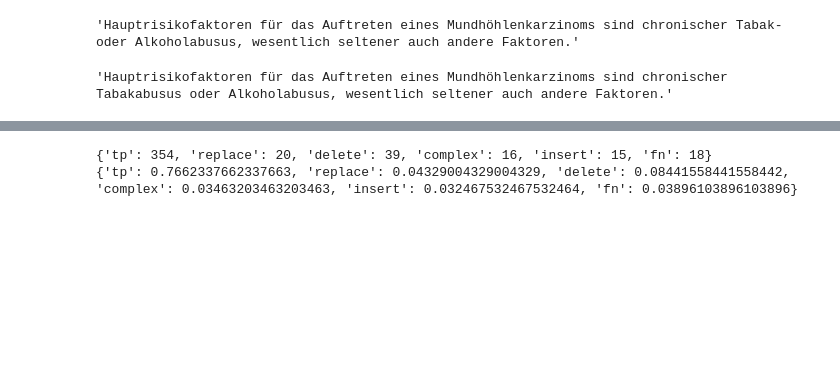
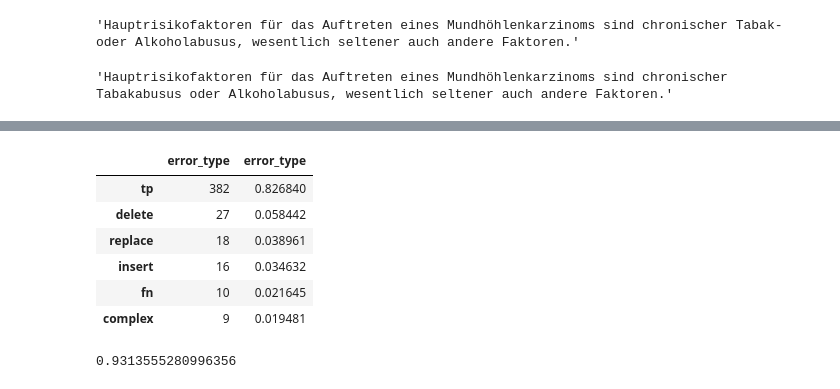
Before and after one commit to hpi-dhc/ggponc_ellipses, a Jupyter notebook: notebooks/03_Generative.ipynb, the cells around one changed output, grey strips where cells are left out. Cells and saved outputs as stored; diff of their text form; code cells hidden in the pictures; blank space fills up the shorter version.

Commit message:
Error analysis, test set performance

```diff
--- a/notebooks/03_Generative.ipynb
+++ b/notebooks/03_Generative.ipynb
@@ -146,4 +147,33 @@ my_sample.full_resolution.iloc[0]
+# %%
+def error_analysis(predictions, gt_resolutions, original_sentences):
+    d = difflib.Differ()
+    res = []
+
+    for pred_gen, true, sent in zip(predictions, gt_resolutions, original_sentences):
+        entry = {'pred' : pred_gen, 'ground_truth' : true, 'original' : sent}
+        if pred_gen == true:
+            entry['error_type'] = 'tp'
+        elif pred_gen == sent:
+            entry['error_type'] = 'fn'
+        else:
+            op_codes = difflib.SequenceMatcher(None, true, pred_gen).get_opcodes()
+            counts = Counter([o[0] for o in op_codes])
+            del counts["equal"]
+            if len(counts) > 1:
+                entry['error_type'] = 'complex'
+            else:
+                entry['error_type'] = list(counts.keys())[0]
+        res.append(entry)
+    return pd.DataFrame(res)
+# %%
+import pandas as pd
+
+def calculate_errors(out, sample):
+    gen_text = [o['generated_text'] for o in out]
+    errors = error_analysis(gen_text, sample.full_resolution, sample.raw_sentence)
+    display(pd.concat([errors.error_type.value_counts(), errors.error_type.value_counts() / len(errors)], axis=1))
+    return errors
 # %%
 %%time
-out = pipeline(list(my_sample.raw_sentence.values))
+out_valid = pipeline(list(valid_cnfs.raw_sentence))
 # %% [output]
@@ -182,8 +181,0 @@ def get_errors(predictions, gt_resolutions, original_sentences):
-# %%
-gen_text = [o['generated_text'] for o in out]
-errors = get_errors(gen_text, my_sample.full_resolution, my_sample.raw_sentence)
-print(errors)
-print({k : v / len(my_sample) for k, v in errors.items()})
-# %% [output]
-{'tp': 354, 'replace': 20, 'delete': 39, 'complex': 16, 'insert': 15, 'fn': 18}
-{'tp': 0.7662337662337663, 'replace': 0.04329004329004329, 'delete': 0.08441558441558442, 'complex': 0.03463203463203463, 'insert': 0.032467532467532464, 'fn': 0.03896103896103896}
@@ -191,0 +182,10 @@ from evaluate import load
+# %%
+errors_valid = calculate_errors(out_valid, valid_cnfs)
+# %% [output]
+|  | error_type | error_type |
+| tp | 382 | 0.826840 |
+| delete | 27 | 0.058442 |
+| replace | 18 | 0.038961 |
+| insert | 16 | 0.034632 |
+| fn | 10 | 0.021645 |
+| complex | 9 | 0.019481 |
@@ -191,0 +201,5 @@ from evaluate import load
+# %%
+my_score = errors_valid.apply(lambda r: metric(r['pred'], r['ground_truth'], r['original']), axis=1)
+my_score.mean()
+# %% [output]
+0.9313555280996356
```
Also changed, not shown: parts of 19 cells of this notebook, 2 other files.
